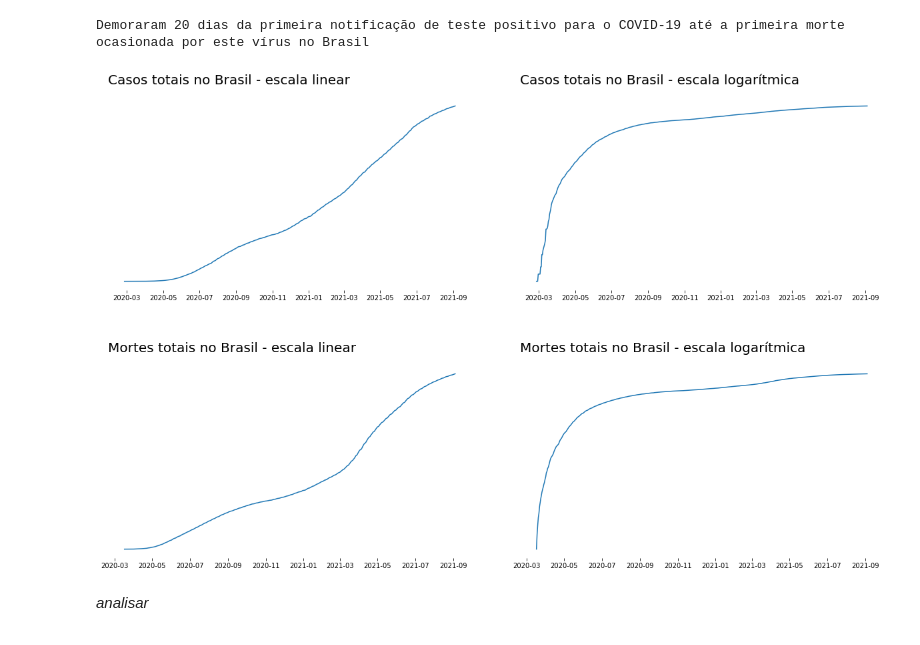
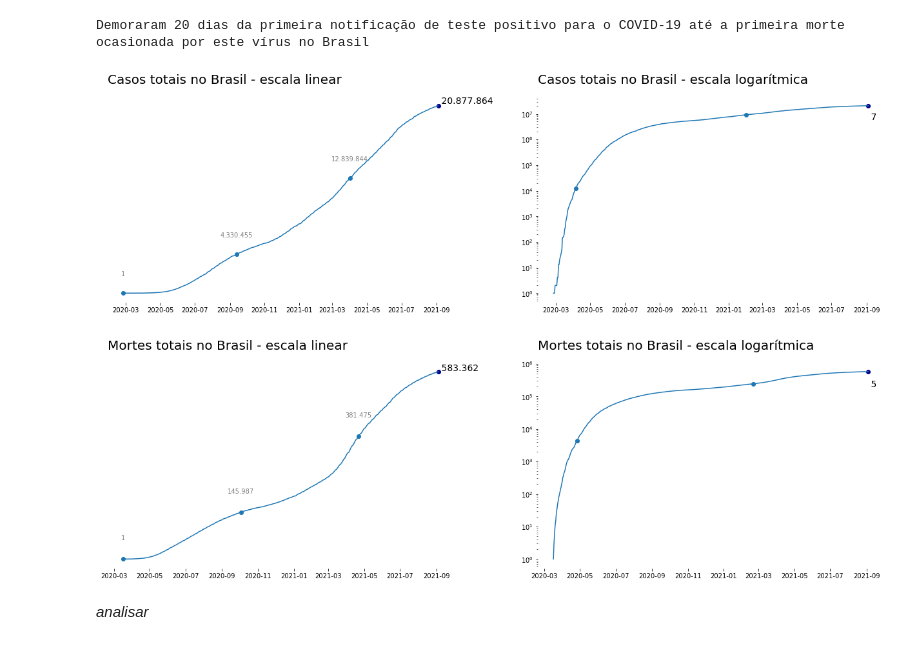
Before and after one commit to FerrazThales/Analysis_COVID_19, a Jupyter notebook: Panorama_da_COVID_19.ipynb, the cells around one changed output. Saved outputs shown, nothing was run; the diff lists cells and outputs as text; code cells hidden in the pictures.

```diff
--- a/Panorama_da_COVID_19.ipynb
+++ b/Panorama_da_COVID_19.ipynb
@@ -565,40 +569,94 @@ data_primeira_morte=df_brasil[~df_brasil['total_deaths'].isna()].index[0]
 print('Demoraram {} dias da primeira notificação de teste positivo para o COVID-19 até a primeira morte ocasionada por este vírus no Brasil'.format((data_primeira_morte-data_primeiro_caso).days))
 # %% [output]
 Demoraram 20 dias da primeira notificação de teste positivo para o COVID-19 até a primeira morte ocasionada por este vírus no Brasil
+# %%
+#função para colocar os rótulos dos números
+def colocar_rotulos_casos(x,y,indice1,indice2):
+  for i in range(len(x)):
+    ax[indice1][indice2].text(x[i],y[i]+1900000,'{:,}'.format(int(y[i])).replace(',','.'),ha='center',fontsize=10,color='grey')
+
+def colocar_rotulos_mortes(x,y,indice1,indice2):
+  for i in range(len(x)):
+    ax[indice1][indice2].text(x[i],y[i]+59000,'{:,}'.format(int(y[i])).replace(',','.'),ha='center',fontsize=10,color='grey')
 # %%
 #criando o figure e o ax no matplotlib
 fig,ax = plt.subplots(figsize=(18,12),nrows=2,ncols=2)
 
 #primeiro gráfico
 ax[0][0].get_yaxis().set_visible(False)
 ax[0][0].set_frame_on(False)
 ax[0][0].set_title('Casos totais no Brasil - escala linear',loc='left',pad=20,fontsize=20)
 ax[0][0].plot(df_brasil['total_cases'])
 
+#colocando os pontos dos rótulos
+pontos = df_brasil[~df_brasil['total_cases'].isna()]['total_cases'][0::200]
+ax[0][0].scatter(pontos.index,pontos.values)
+colocar_rotulos_casos(pontos.index,pontos.values,0,0)
+
+#ultimo ponto
+ultimo_ponto = len(df_brasil['total_cases'])
+ultimo_ponto = df_brasil[['total_cases','population']][ultimo_ponto-1:]
+ax[0][0].scatter(ultimo_ponto.index,ultimo_ponto['total_cases'],color='darkblue')
+ax[0][0].text(ultimo_ponto.index,ultimo_ponto['total_cases']+200000,s=' {:,}'.format(int(ultimo_ponto['total_cases'][0])).replace(',','.'),fontsize=14)
+
 ##segundo gráfico
-ax[0][1].get_yaxis().set_visible(False)
+#ax[0][1].get_yaxis().set_visible(False)
 ax[0][1].set_frame_on(False)
 ax[0][1].set_title('Casos totais no Brasil - escala logarítmica',loc='left',pad=20,fontsize=20)
 ax[0][1].plot(df_brasil['total_cases'])
 ax[0][1].set_yscale('log')
+
+
+#colocando os pontos dos rótulos
+pontos = df_brasil[~df_brasil['total_cases'].isna()]['total_cases'][40::300]
+ax[0][1].scatter(pontos.index,pontos.values)
+
+#ultimo ponto
+ultimo_ponto = len(df_brasil['total_cases'])
+ultimo_ponto = df_brasil[['total_cases','population']][ultimo_ponto-1:]
+ax[0][1].scatter(ultimo_ponto.index,(ultimo_ponto['total_cases']),color='darkblue')
+ax[0][1].text(ultimo_ponto.index,np.log10(ultimo_ponto['total_cases'])+5800000,s=' {:,}'.format(int(np.log10(ultimo_ponto['total_cases'][0]))),fontsize=14)
+
 
 #terceiro gráfico
 ax[1][0].get_yaxis().set_visible(False)
 ax[1][0].set_frame_on(False)
 ax[1][0].set_title('Mortes totais no Brasil - escala linear',loc='left',pad=20,fontsize=20)
 ax[1][0].plot(df_brasil['total_deaths'])
 
+#colocando os pontos dos rótulos
+pontos = df_brasil[~df_brasil['total_deaths'].isna()]['total_deaths'][0::200]
+ax[1][0].scatter(pontos.index,pontos.values)
+colocar_rotulos_mortes(pontos.index,pontos.values,1,0)
+
+#ultimo ponto
+ultimo_ponto = len(df_brasil['total_deaths'])
+ultimo_ponto = df_brasil[['total_deaths','population']][ultimo_ponto-1:]
+ax[1][0].scatter(ultimo_ponto.index,ultimo_ponto['total_deaths'],color='darkblue')
+ax[1][0].text(ultimo_ponto.index,ultimo_ponto['total_deaths']+2000,s=' {:,}'.format(int(ultimo_ponto['total_deaths'][0])).replace(',','.'),fontsize=14)
+
 ##quarto gráfico
-ax[1][1].get_yaxis().set_visible(False)
+#ax[1][1].get_yaxis().set_visible(False)
 ax[1][1].set_frame_on(False)
 ax[1][1].set_title('Mortes totais no Brasil - escala logarítmica',loc='left',pad=20,fontsize=20)
 ax[1][1].plot(df_brasil['total_deaths'])
 ax[1][1].set_yscale('log')
 
+
+#colocando os pontos dos rótulos
+pontos = df_brasil[~df_brasil['total_deaths'].isna()]['total_deaths'][40::300]
+ax[1][1].scatter(pontos.index,pontos.values)
+
+#ultimo ponto
+ultimo_ponto = len(df_brasil['total_deaths'])
+ultimo_ponto = df_brasil[['total_deaths','population']][ultimo_ponto-1:]
+ax[1][1].scatter(ultimo_ponto.index,(ultimo_ponto['total_deaths']),color='darkblue')
+ax[1][1].text(ultimo_ponto.index,np.log10(ultimo_ponto['total_deaths'])+200000,s=' {:,}'.format(int(np.log10(ultimo_ponto['total_deaths'][0]))),fontsize=14)
+
 #plotar os gráficos
-plt.tight_layout(pad=6.0);
+plt.tight_layout(pad=4.0);
 # %% [output]
-[figure, old version]
+[figure, new version]
 # %% [markdown]
 *analisar*
 # %%
```
Also changed, not shown: parts of 5 cells of this notebook.
